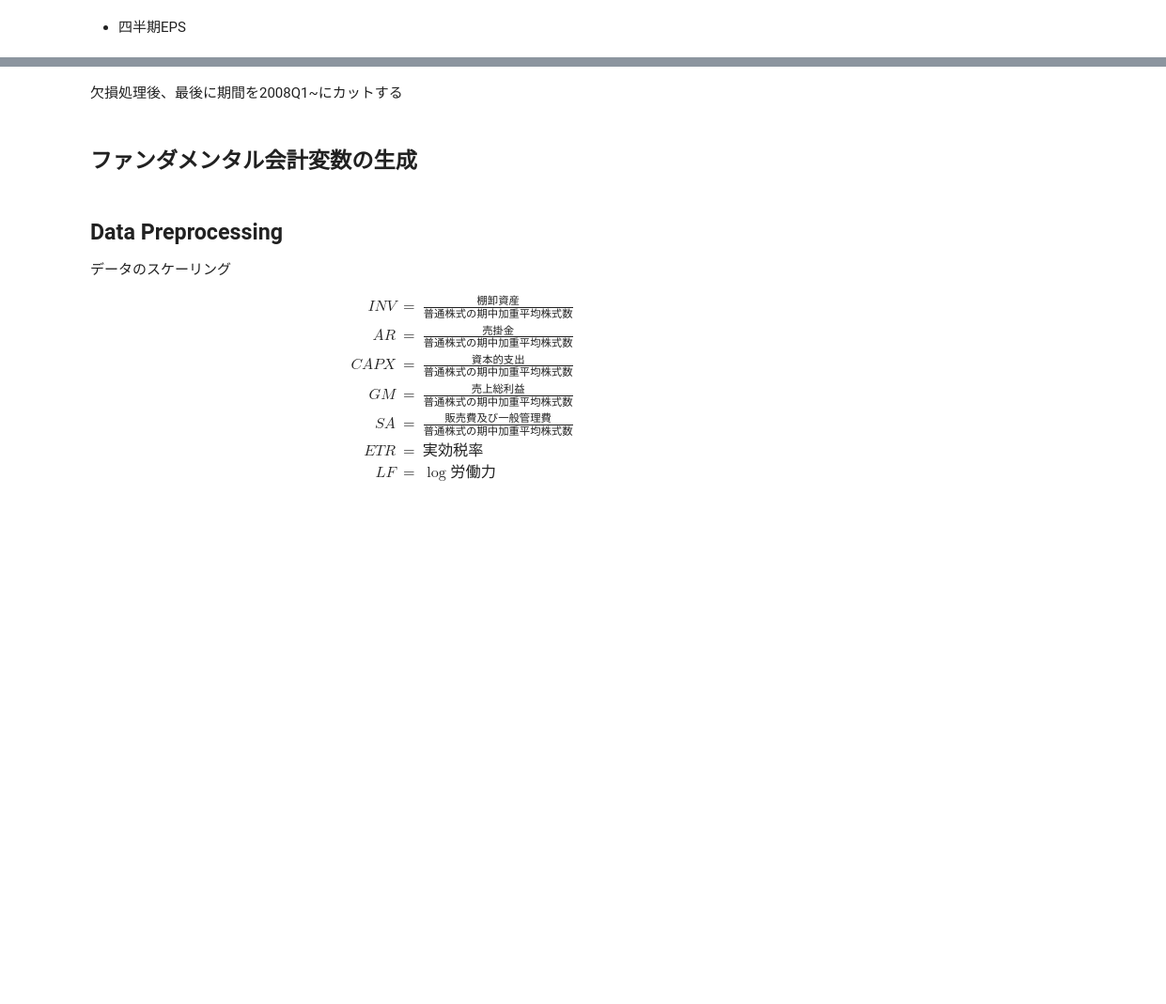
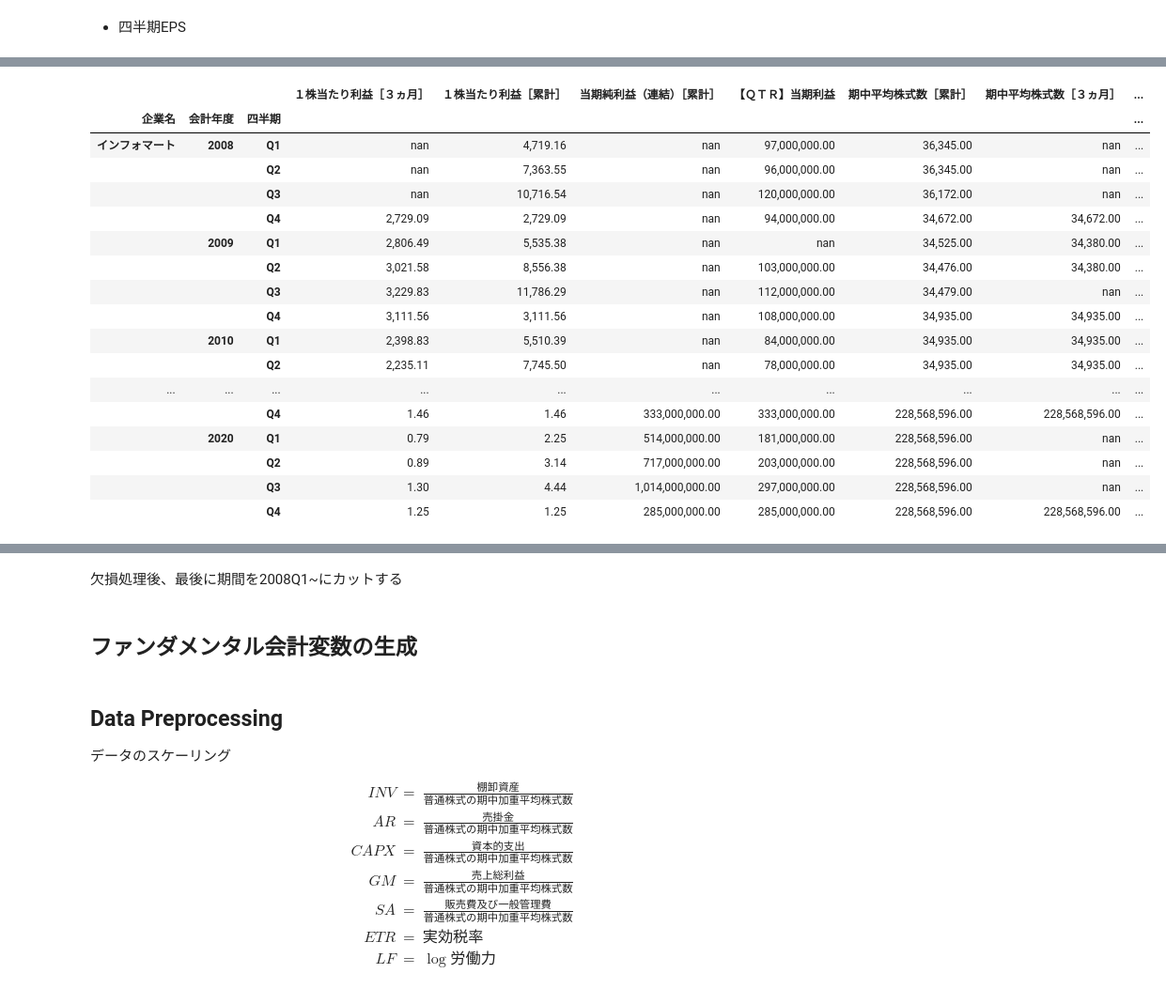
Before and after one commit to hessihan/eps_foracasting, a Jupyter notebook: notebooks/EDA_tse1_FINFSTA_tidying.ipynb, the cells around one changed output, grey strips where cells are left out. Shown at 94% size. Drawn from its saved outputs; the diff is of its cells as text; code cells hidden in the pictures; blank space fills up the shorter version.

```diff
--- a/notebooks/EDA_tse1_FINFSTA_tidying.ipynb
+++ b/notebooks/EDA_tse1_FINFSTA_tidying.ipynb
@@ -690,0 +961,6 @@ dtype: float64
+# %%
+c = collections.Counter(list(df_2008.loc[pd.IndexSlice[:, 2008:, :], '１株当たり利益［３ヵ月］'][
+    df_2008.loc[pd.IndexSlice[:, 2008:, :], '１株当たり利益［３ヵ月］'].isna()
+].index.get_level_values(0)))
+
+c.values()
@@ -690,0 +991,30 @@ dtype: float64
+# %%
+df_2008.loc[pd.IndexSlice[c.most_common()[1][0], 2008:, :], [
+    '１株当たり利益［３ヵ月］',
+    '１株当たり利益［累計］',
+    '当期純利益（連結）［累計］',
+    '【ＱＴＲ】当期利益',
+    '期中平均株式数［累計］',
+    '期中平均株式数［３ヵ月］',
+    '期末発行済株式総数',
+    '自己株式数'
+]]
+# %% [output]
+|  |  |  | １株当たり利益［３ヵ月］ | １株当たり利益［累計］ | 当期純利益（連結）［累計］ | 【ＱＴＲ】当期利益 | 期中平均株式数［累計］ | 期中平均株式数［３ヵ月］ | ... |
+| 企業名 | 会計年度 | 四半期 |  |  |  |  |  |  | ... |
+| インフォマート | 2008 | Q1 | nan | 4,719.16 | nan | 97,000,000.00 | 36,345.00 | nan | ... |
+|  |  | Q2 | nan | 7,363.55 | nan | 96,000,000.00 | 36,345.00 | nan | ... |
+|  |  | Q3 | nan | 10,716.54 | nan | 120,000,000.00 | 36,172.00 | nan | ... |
+|  |  | Q4 | 2,729.09 | 2,729.09 | nan | 94,000,000.00 | 34,672.00 | 34,672.00 | ... |
+|  | 2009 | Q1 | 2,806.49 | 5,535.38 | nan | nan | 34,525.00 | 34,380.00 | ... |
+|  |  | Q2 | 3,021.58 | 8,556.38 | nan | 103,000,000.00 | 34,476.00 | 34,380.00 | ... |
+|  |  | Q3 | 3,229.83 | 11,786.29 | nan | 112,000,000.00 | 34,479.00 | nan | ... |
+|  |  | Q4 | 3,111.56 | 3,111.56 | nan | 108,000,000.00 | 34,935.00 | 34,935.00 | ... |
+|  | 2010 | Q1 | 2,398.83 | 5,510.39 | nan | 84,000,000.00 | 34,935.00 | 34,935.00 | ... |
+|  |  | Q2 | 2,235.11 | 7,745.50 | nan | 78,000,000.00 | 34,935.00 | 34,935.00 | ... |
+| ... | ... | ... | ... | ... | ... | ... | ... | ... | ... |
+|  |  | Q4 | 1.46 | 1.46 | 333,000,000.00 | 333,000,000.00 | 228,568,596.00 | 228,568,596.00 | ... |
+|  | 2020 | Q1 | 0.79 | 2.25 | 514,000,000.00 | 181,000,000.00 | 228,568,596.00 | nan | ... |
+|  |  | Q2 | 0.89 | 3.14 | 717,000,000.00 | 203,000,000.00 | 228,568,596.00 | nan | ... |
+|  |  | Q3 | 1.30 | 4.44 | 1,014,000,000.00 | 297,000,000.00 | 228,568,596.00 | nan | ... |
+|  |  | Q4 | 1.25 | 1.25 | 285,000,000.00 | 285,000,000.00 | 228,568,596.00 | 228,568,596.00 | ... |
```
Also changed, not shown: parts of 110 cells of this notebook, 6 other files.
